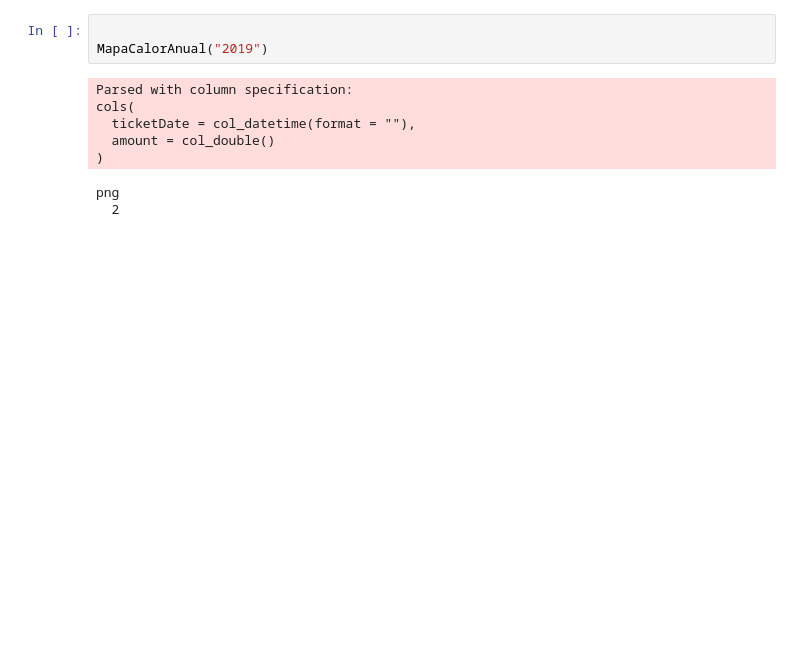
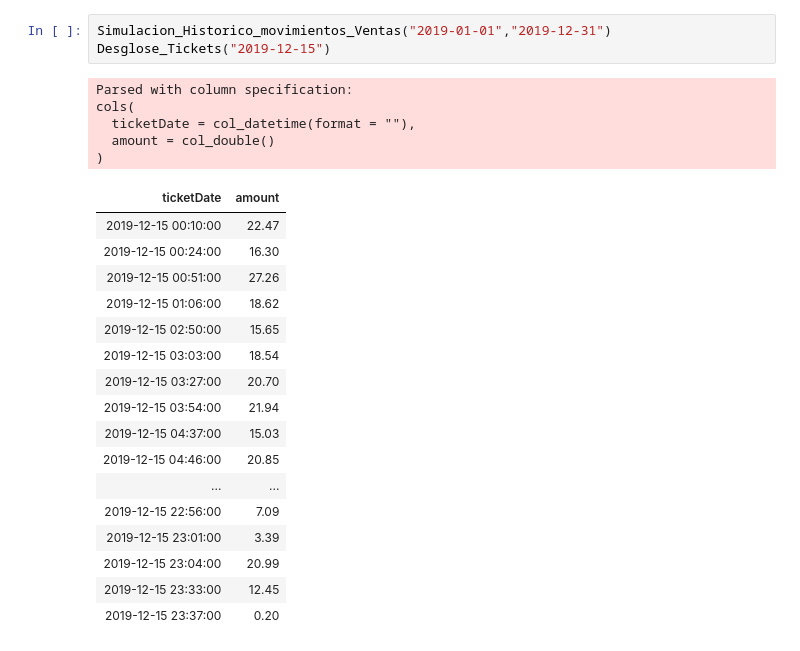
Before and after one commit to VERLAR/prevision-dia-tiempo-real, a Jupyter notebook: 0. Creando los datos/Scripts R/Funciones_creacion_datos_y_mapeado.ipynb, the cells around one changed output. Saved outputs shown, nothing was run; the diff lists cells and outputs as text; blank space fills up the shorter version.

```diff
--- a/0. Creando los datos/Scripts R/Funciones_creacion_datos_y_mapeado.ipynb
+++ b/0. Creando los datos/Scripts R/Funciones_creacion_datos_y_mapeado.ipynb
@@ -569,14 +569,29 @@ Desglose_Tickets<-function(date){
 
 #EJEMPLO
 #Desglose_Tickets("2019-12-15")
-# %%
-
-MapaCalorAnual("2019")
-# %% [output]
-Parsed with column specification:
-cols(
-  ticketDate = col_datetime(format = ""),
-  amount = col_double()
-)
-png
-  2
+# %%
+Simulacion_Historico_movimientos_Ventas("2019-01-01","2019-12-31")
+Desglose_Tickets("2019-12-15")
+# %% [output]
+Parsed with column specification:
+cols(
+  ticketDate = col_datetime(format = ""),
+  amount = col_double()
+)
+| ticketDate | amount |
+| 2019-12-15 00:10:00 | 22.47 |
+| 2019-12-15 00:24:00 | 16.30 |
+| 2019-12-15 00:51:00 | 27.26 |
+| 2019-12-15 01:06:00 | 18.62 |
+| 2019-12-15 02:50:00 | 15.65 |
+| 2019-12-15 03:03:00 | 18.54 |
+| 2019-12-15 03:27:00 | 20.70 |
+| 2019-12-15 03:54:00 | 21.94 |
+| 2019-12-15 04:37:00 | 15.03 |
+| 2019-12-15 04:46:00 | 20.85 |
+| ... | ... |
+| 2019-12-15 22:56:00 | 7.09 |
+| 2019-12-15 23:01:00 | 3.39 |
+| 2019-12-15 23:04:00 | 20.99 |
+| 2019-12-15 23:33:00 | 12.45 |
+| 2019-12-15 23:37:00 | 0.20 |
```
Also changed, not shown: parts of 2 cells of this notebook, 17 other files.
